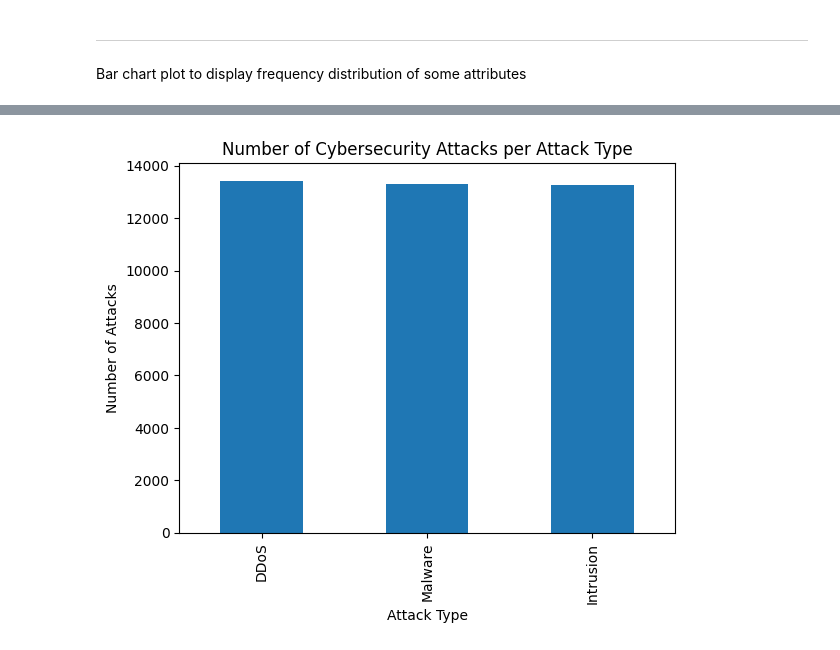
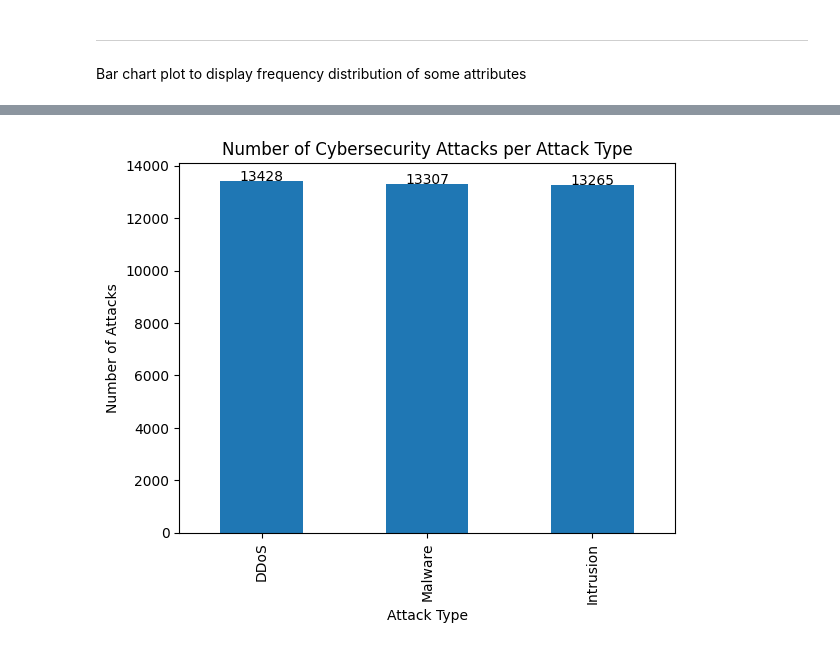
Before and after one commit to AbdulazizJabri/DataAnalysisProject-SP24, a Jupyter notebook: 134563_134362.ipynb, the cells around one changed output, grey strips where cells are left out. Saved outputs shown, nothing was run; the diff lists cells and outputs as text; code cells hidden in the pictures.

```diff
--- a/134563_134362.ipynb
+++ b/134563_134362.ipynb
@@ -151,5 +151,7 @@ data['Year'].value_counts().sort_index().plot(kind='bar')
 plt.xlabel('Year')
 plt.ylabel('Number of attacks')
 plt.title('Number of attacks per year')
+for index, value in enumerate(data['Year'].value_counts().sort_index()):
+    plt.text(index, value, str(value), ha='center')
 plt.show()
 # %% [output]
@@ -160,5 +162,7 @@ data['Geo-location Data'].value_counts().head(10).plot(kind='bar')
 plt.title('Number of Cybersecurity Attacks per Geo-location')
 plt.xlabel('Geo-location')
 plt.ylabel('Number of Attacks')
+for index, value in enumerate(data['Geo-location Data'].value_counts().head(10)):
+    plt.text(index, value, str(value), ha='center')
 plt.show()
 # %% [output]
@@ -166,10 +170,12 @@ plt.show()
 # %%
 
 # Visualize the number of attacks per attack type
 data['Attack Type'].value_counts().head(10).plot(kind='bar')
 plt.title('Number of Cybersecurity Attacks per Attack Type')
 plt.xlabel('Attack Type')
 plt.ylabel('Number of Attacks')
+for index, value in enumerate(data['Attack Type'].value_counts().head(10)):
+    plt.text(index, value, str(value), ha='center')
 plt.show()
 # %% [output]
-[figure, old version]
+[figure, new version]
```
Also changed, not shown: parts of 2 cells of this notebook.
